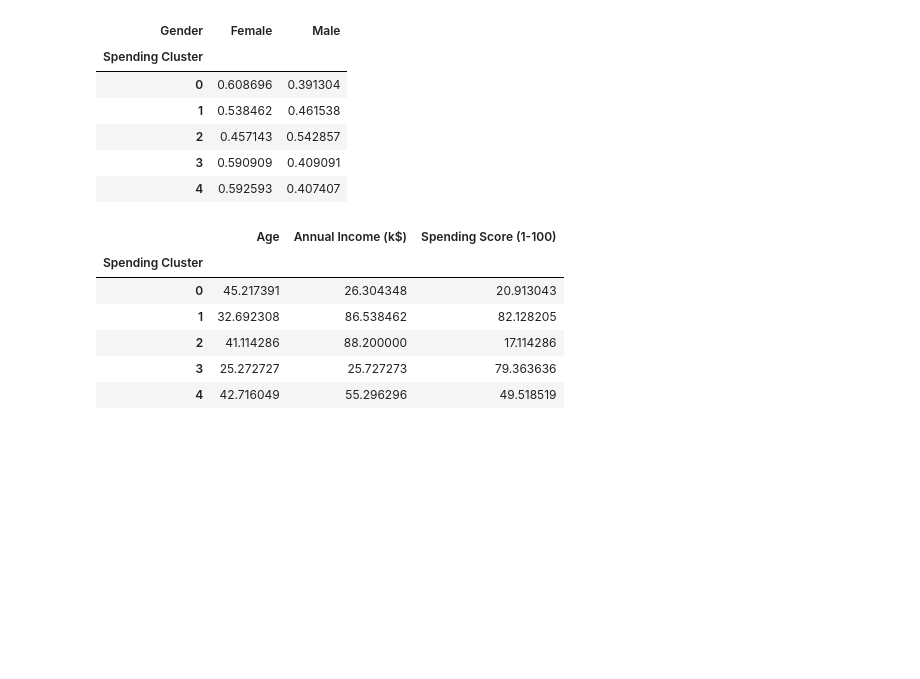
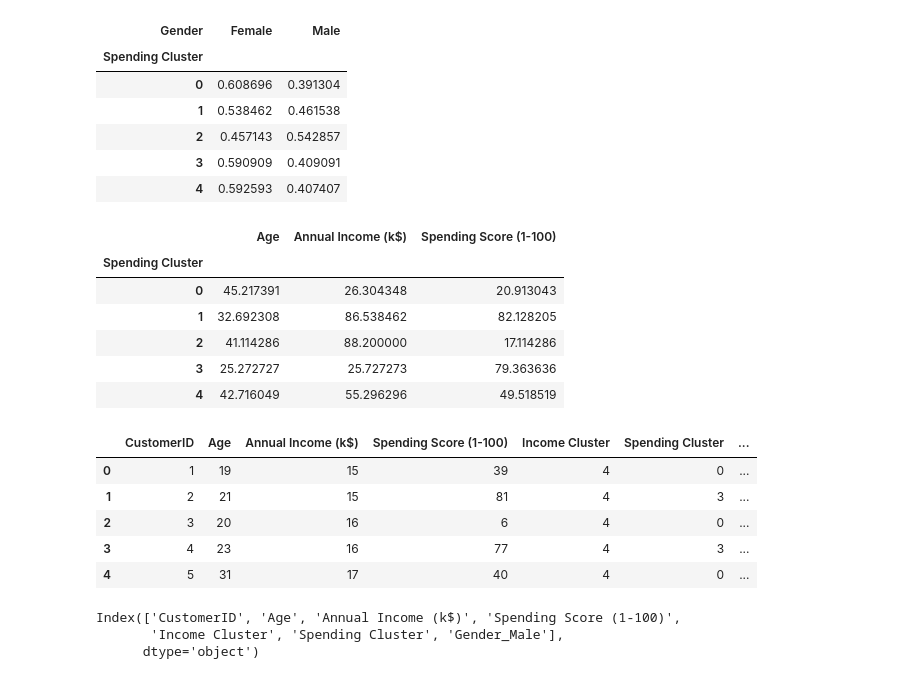
Before and after one commit to kiki-glitch/DataAnalysis-Portfolio, a Jupyter notebook: Mall_Customers.ipynb, the cells around one changed output. Cells and saved outputs as stored; diff of their text form; code cells hidden in the pictures; blank space fills up the shorter version.

```diff
--- a/Mall_Customers.ipynb
+++ b/Mall_Customers.ipynb
@@ -258,0 +262,17 @@ df.groupby('Spending Cluster')[['Age', 'Annual Income (k$)', 'Spending Score (1-
+# %%
+scale = StandardScaler()
+dff  = pd.get_dummies(df, columns=['Gender'], drop_first=True)
+dff.head()
+# %% [output]
+|  | CustomerID | Age | Annual Income (k$) | Spending Score (1-100) | Income Cluster | Spending Cluster | ... |
+| 0 | 1 | 19 | 15 | 39 | 4 | 0 | ... |
+| 1 | 2 | 21 | 15 | 81 | 4 | 3 | ... |
+| 2 | 3 | 20 | 16 | 6 | 4 | 0 | ... |
+| 3 | 4 | 23 | 16 | 77 | 4 | 3 | ... |
+| 4 | 5 | 31 | 17 | 40 | 4 | 0 | ... |
+# %%
+dff.columns
+# %% [output]
+Index(['CustomerID', 'Age', 'Annual Income (k$)', 'Spending Score (1-100)',
+       'Income Cluster', 'Spending Cluster', 'Gender_Male'],
+      dtype='object')
```
Also changed, not shown: parts of 6 cells of this notebook.
